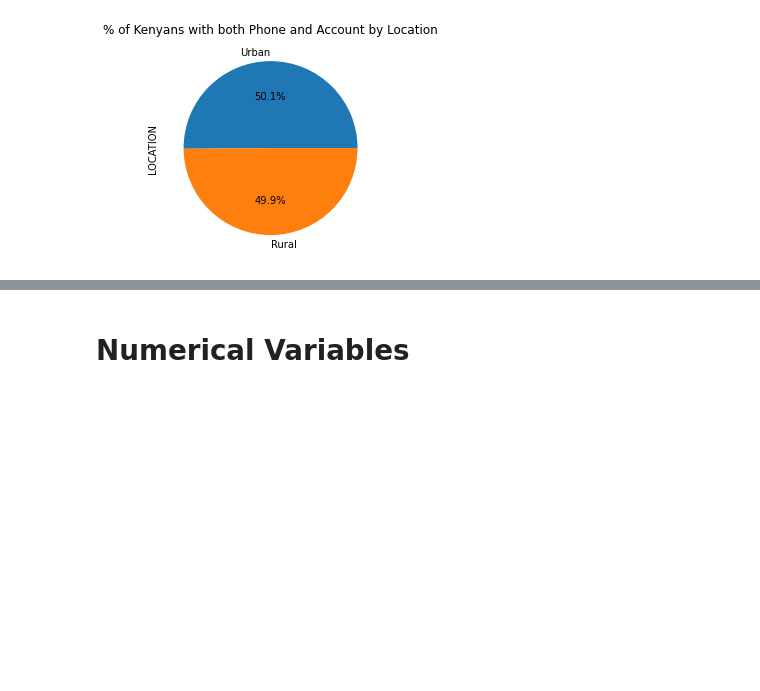
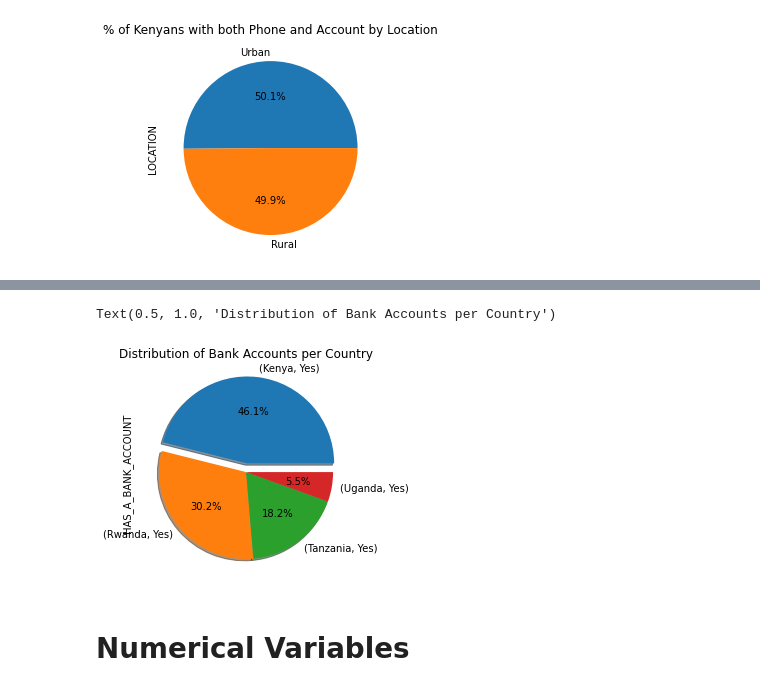
Before and after one commit to Obreintelly/EDA, a Jupyter notebook: Week_2_IP_Exploratory_Data_Analysis_Core.ipynb, the cells around one changed output, grey strips where cells are left out. Drawn from its saved outputs; the diff is of its cells as text; code cells hidden in the pictures; blank space fills up the shorter version.

```diff
--- a/Week_2_IP_Exploratory_Data_Analysis_Core.ipynb
+++ b/Week_2_IP_Exploratory_Data_Analysis_Core.ipynb
@@ -416,3 +437,10 @@ Text(0.5, 1.0, '% of Kenyans with both Phone and Account by Location')
+# %%
+explode= (0.1,0,0,0)
+all_with_account.groupby('COUNTRY')['HAS_A_BANK_ACCOUNT'].value_counts().plot(kind='pie',shadow=True, explode=explode, autopct='%1.1f%%')
+plt.title('Distribution of Bank Accounts per Country')
+# %% [output]
+Text(0.5, 1.0, 'Distribution of Bank Accounts per Country')
+[figure, added]
 # %% [markdown]
 # Numerical Variables
 # %%
```
Also changed, not shown: parts of 12 cells of this notebook.
